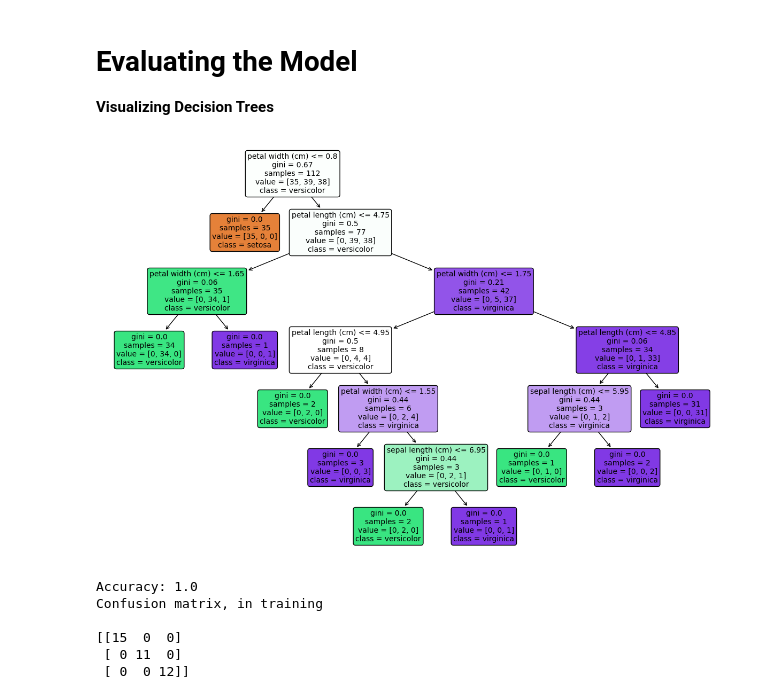
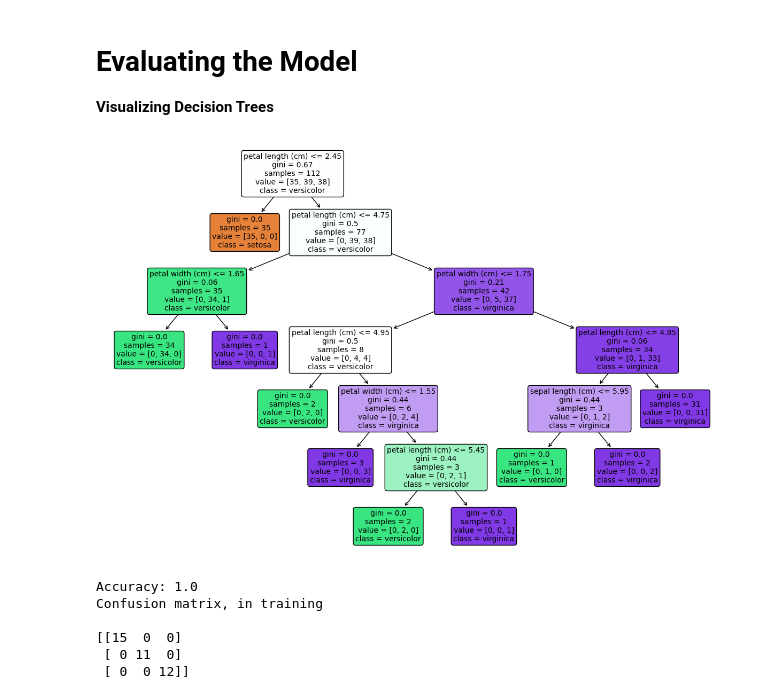
Before and after one commit to mammhoud/AI-Foundation, a Jupyter notebook: DecisionTrees.ipynb, the cells around one changed output. Saved outputs shown, nothing was run; the diff lists cells and outputs as text; code cells hidden in the pictures.

```diff
--- a/DecisionTrees.ipynb
+++ b/DecisionTrees.ipynb
@@ -188,13 +192,13 @@ Decision Tree Classifer Created
 # %%
 plt.figure(figsize=(15,10))
 
 tree= plot_tree(dtree,
-               feature_names=iris.columns,
+               feature_names=iris.feature_names,
                precision=2,
                filled=True,
                class_names=target_names, rounded=True,fontsize=10)
 # %% [output]
-[figure, old version]
+[figure, new version]
 # %%
 # Making Predictions with Our Model
 y_pred = dtree.predict(X_test)
```
Also changed, not shown: parts of 2 cells of this notebook.
